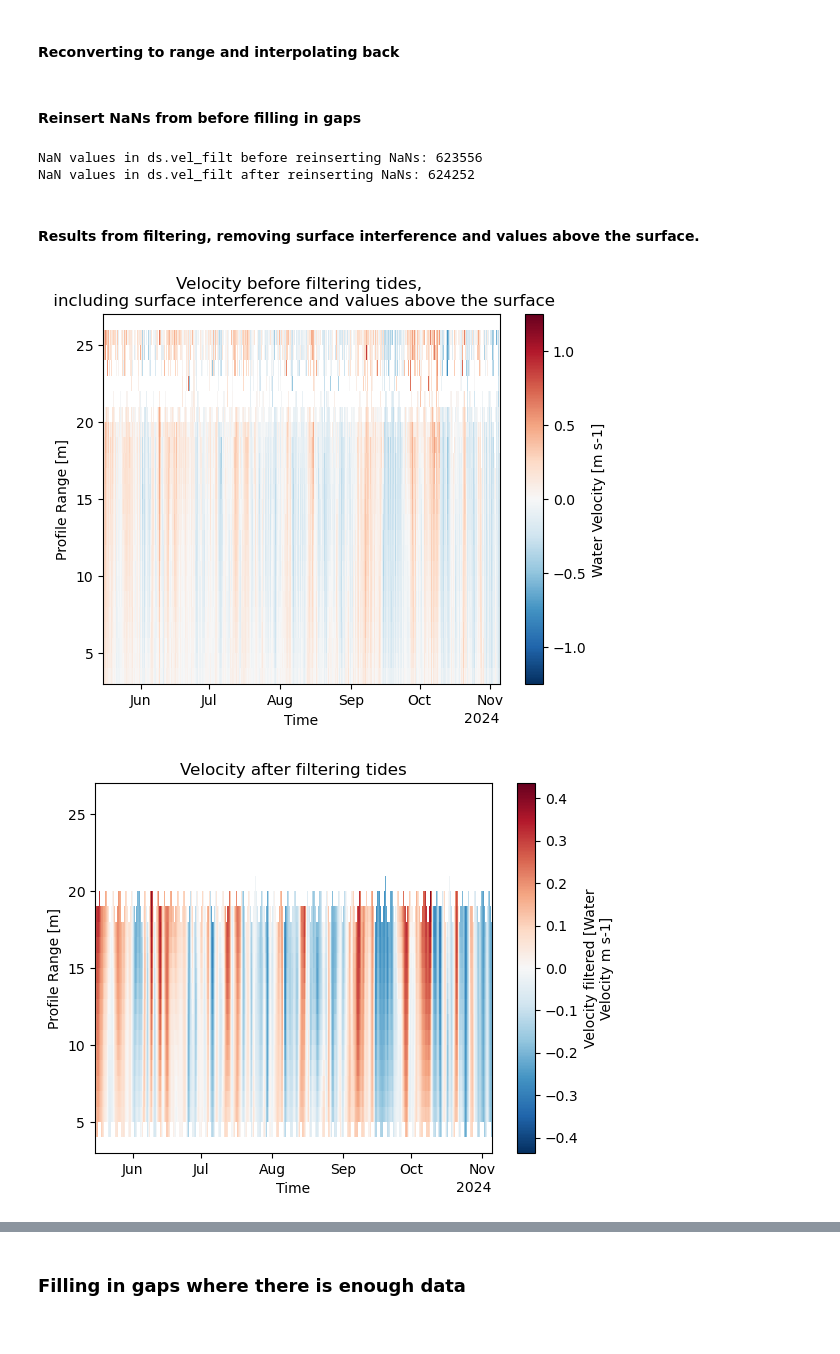
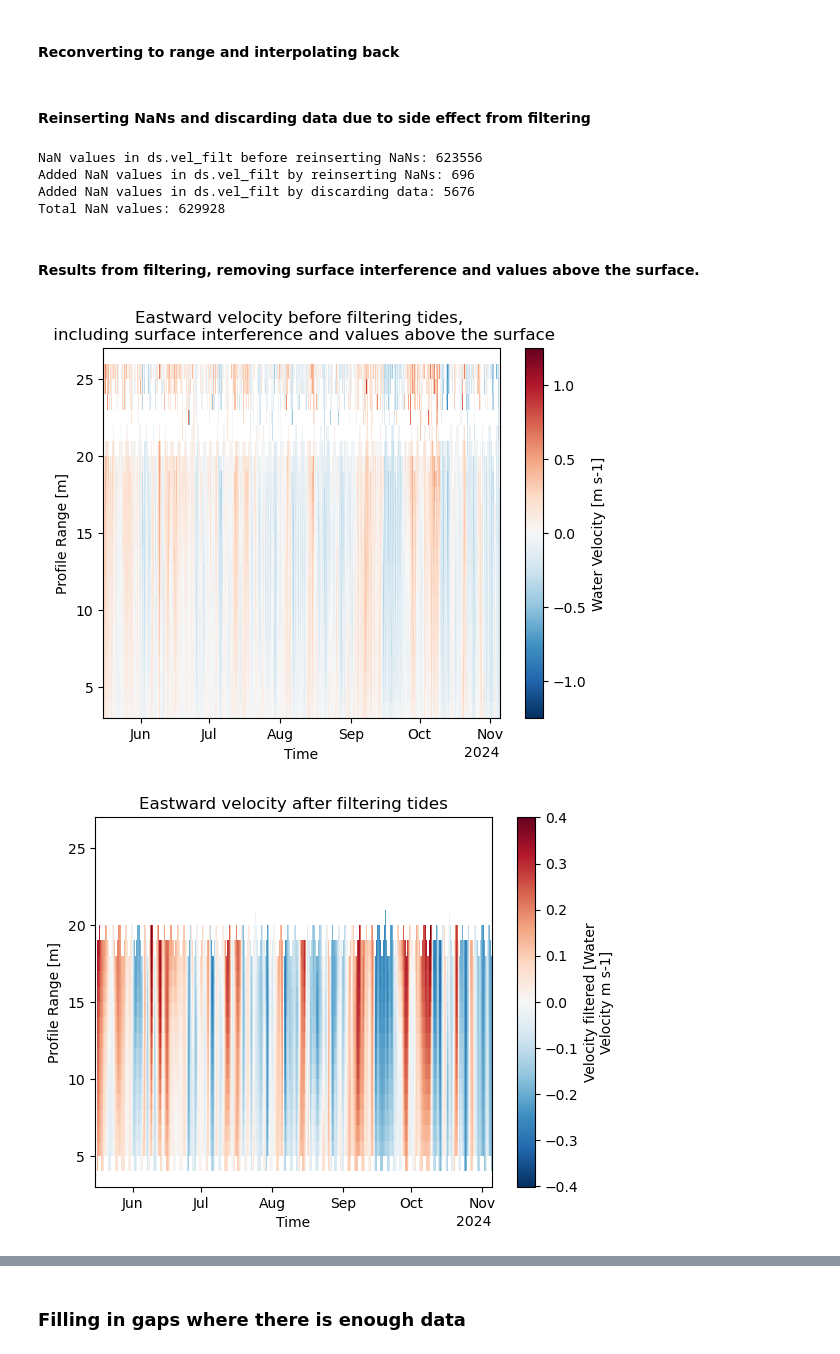
Before and after one commit to AnurovaPrykhodko/ADCP-internship, a Jupyter notebook: data_analysis.ipynb, the cells around one changed output, grey strips where cells are left out. Cells and saved outputs as stored; diff of their text form; code cells hidden in the pictures.

Commit message:
Rotated velocity according to principal heading, discarded data due to filtering

```diff
--- a/data_analysis.ipynb
+++ b/data_analysis.ipynb
@@ -154,9 +154,10 @@ plt.show()
 # %% [output]
 [figure]
 # %%
-# Apply the filter on velocity and temperature
+# Apply the filter on velocity, temperature and pressure
 vel_no_tides = sosfiltfilt(sos, ds_interp['vel_interp'])
 temp_no_tides = sosfiltfilt(sos, ds_interp['temp'])
+pressure_no_tides = sosfiltfilt(sos, ds_interp['pressure'])
 
 # Assign dimensions and coordinates
 vel_no_tides = xr.DataArray(
@@ -177,9 +178,17 @@ temp_no_tides = xr.DataArray(
     name='temp_no_tides'
 )
 
+pressure_no_tides = xr.DataArray(
+    pressure_no_tides,
+    dims=('time'),
+    coords={'time': ds_interp['time']},
+    name='pressure_no_tides'
+)
+
 ds_filt = ds_interp.copy()
 ds_filt['vel_no_tides'] = vel_no_tides
 ds_filt['temp_no_tides'] = temp_no_tides
+ds_filt['pressure_no_tides'] = pressure_no_tides
 # %% [markdown]
 #### Reconverting to range and interpolating back
 # %%
@@ -221,36 +230,62 @@ ds['temp_filt'].attrs = {
     'units': 'Degree C',
     'description': 'Temperature filtered from tidal flucuations'
 }
+
+ds['pressure_filt'] = ds_filt['pressure_no_tides']
+ds['pressure_filt'].attrs = {
+    'long_name': 'Pressure filtered',
+    'units': 'dBar',
+    'description': 'Pressure filtered from tidal flucuations'
+}
-# %% [markdown]
-#### Reinsert NaNs from before filling in gaps
+# %% [markdown]
+#### Reinserting NaNs and discarding data due to side effect from filtering
 # %%
-print('NaN values in ds.vel_filt before reinserting NaNs:', np.isnan(ds['vel_filt']).values.sum())
+# Reinserting NaNs from before gaps were filled in
+nan_before = np.isnan(ds['vel_filt']).values.sum()
+print('NaN values in ds.vel_filt before reinserting NaNs:', nan_before)
 ds['vel_filt'] = ds['vel_filt'].where(~mask_nan, other=np.nan)
-print('NaN values in ds.vel_filt after reinserting NaNs:', np.isnan(ds['vel_filt']).values.sum())
+nan_after = np.isnan(ds['vel_filt']).values.sum()
+print('Added NaN values in ds.vel_filt by reinserting NaNs:', nan_after-nan_before)
+
+# Discarding data due to side effect from filtering
+ds['vel_filt'] = ds['vel_filt'].where(ds['time']>np.datetime64('2024-05-16T12:00:00'), other=np.nan)
+print('Added NaN values in ds.vel_filt by discarding data:', np.isnan(ds['vel_filt']).values.sum()-nan_after)
+
+print('Total NaN values:', np.isnan(ds['vel_filt']).values.sum())
 # %% [output]
 NaN values in ds.vel_filt before reinserting NaNs: 623556
-NaN values in ds.vel_filt after reinserting NaNs: 624252
+Added NaN values in ds.vel_filt by reinserting NaNs: 696
+Added NaN values in ds.vel_filt by discarding data: 5676
+Total NaN values: 629928
 # %% [markdown]
 #### Results from filtering, removing surface interference and values above the surface.
 # %%
 ds['vel'][0].plot()
 plt.xlabel('Time')
-plt.title('Velocity before filtering tides, \n including surface interference and values above the surface')
+plt.title('Eastward velocity before filtering tides, \n including surface interference and values above the surface')
 plt.show()
 
 ds['vel_filt'][0].plot()
 plt.xlabel('Time')
-plt.title('Velocity after filtering tides')
+plt.title('Eastward velocity after filtering tides')
 plt.show()
 
 ds['temp'].plot(label='Before filtering tides')
 ds['temp_filt'].plot(label='After filtering tides')
 plt.xlabel('Time')
 plt.ylabel('Temperature (Degree C)')
 plt.legend()
 plt.title('Temperature before and after filtering from tides')
 plt.show()
+
+ds['pressure'].plot(label='Before filtering tides')
+ds['pressure_filt'].plot(label='After filtering tides')
+plt.xlabel('Time')
+plt.ylabel('Pressure (dBar)')
+plt.legend()
+plt.title('Pressure before and after filtering from tides')
+plt.show()
 # %% [output]
-[figure, old version]
+[figure, new version]
-[figure, old version]
+[figure, new version]
 [figure]
```
Also changed, not shown: parts of 8 cells of this notebook.
